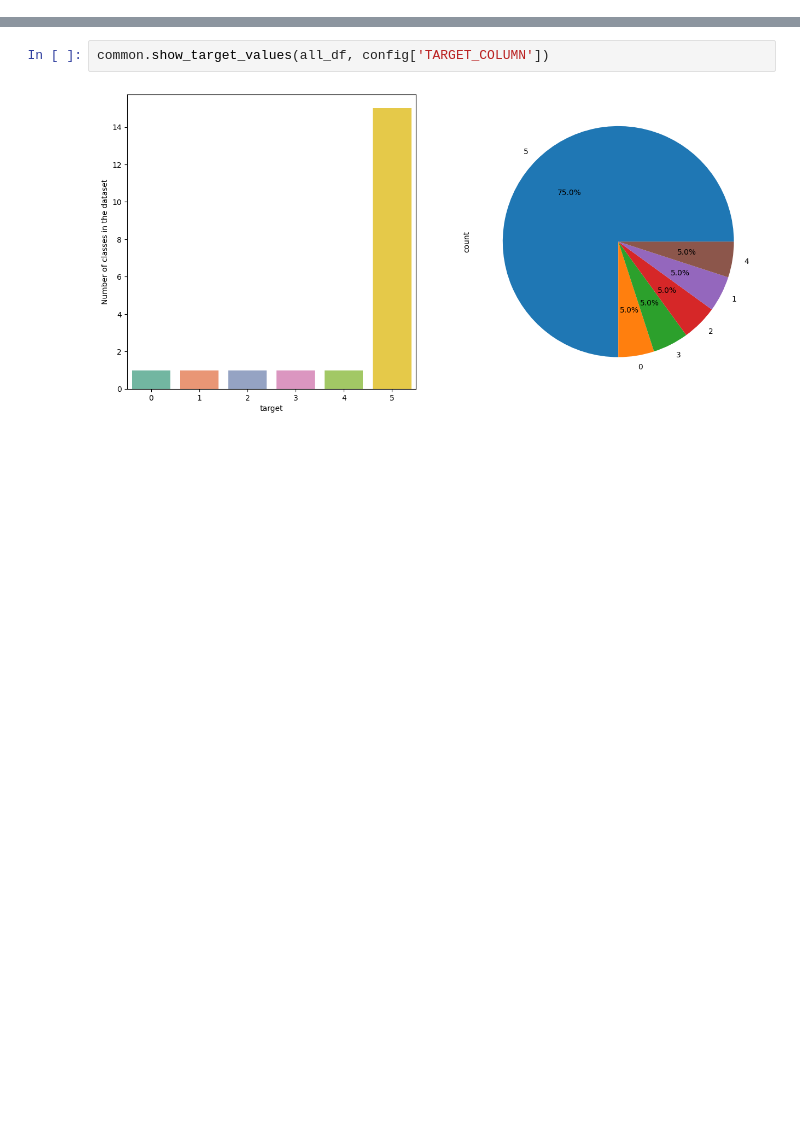
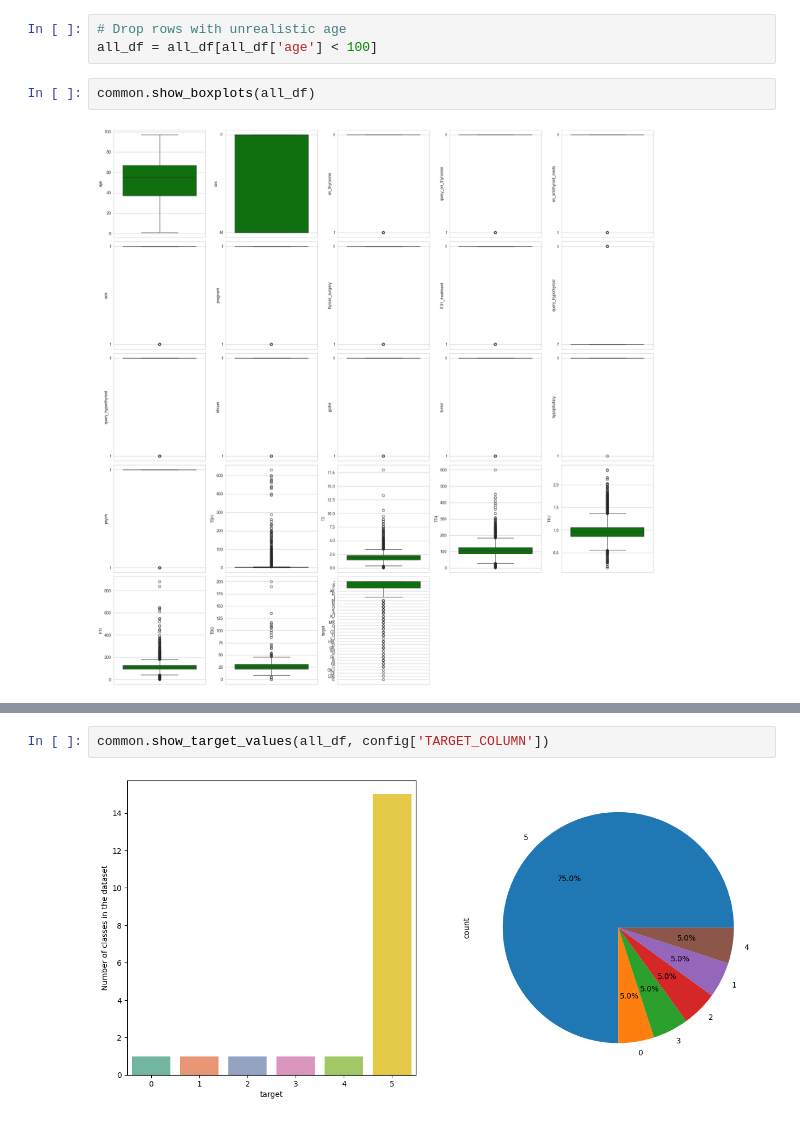
Before and after one commit to brinashong/CS5344_Project, a Jupyter notebook: work/eda/thyroid_eda.ipynb, the cells around one changed output, grey strips where cells are left out. Saved outputs shown, nothing was run; the diff lists cells and outputs as text; blank space fills up the shorter version.

```diff
--- a/work/eda/thyroid_eda.ipynb
+++ b/work/eda/thyroid_eda.ipynb
@@ -108,0 +129,7 @@ common.show_missing_values(all_df)
+# %%
+# Drop rows with unrealistic age
+all_df = all_df[all_df['age'] < 100]
+# %%
+common.show_boxplots(all_df)
+# %% [output]
+[figure, added]
```
Also changed, not shown: parts of 21 cells of this notebook, 4 other files.
